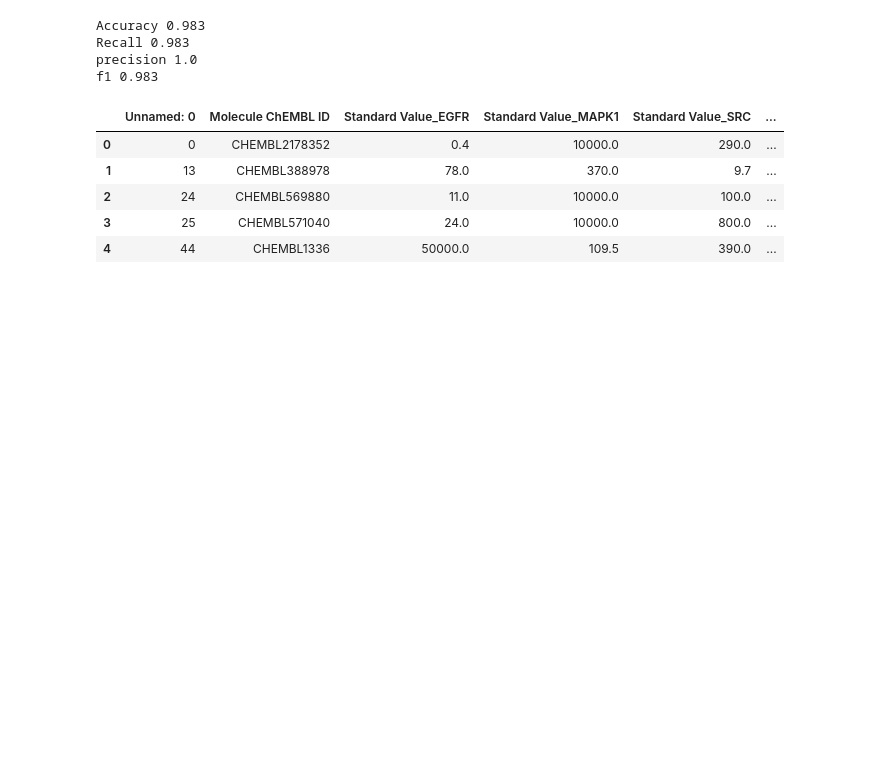
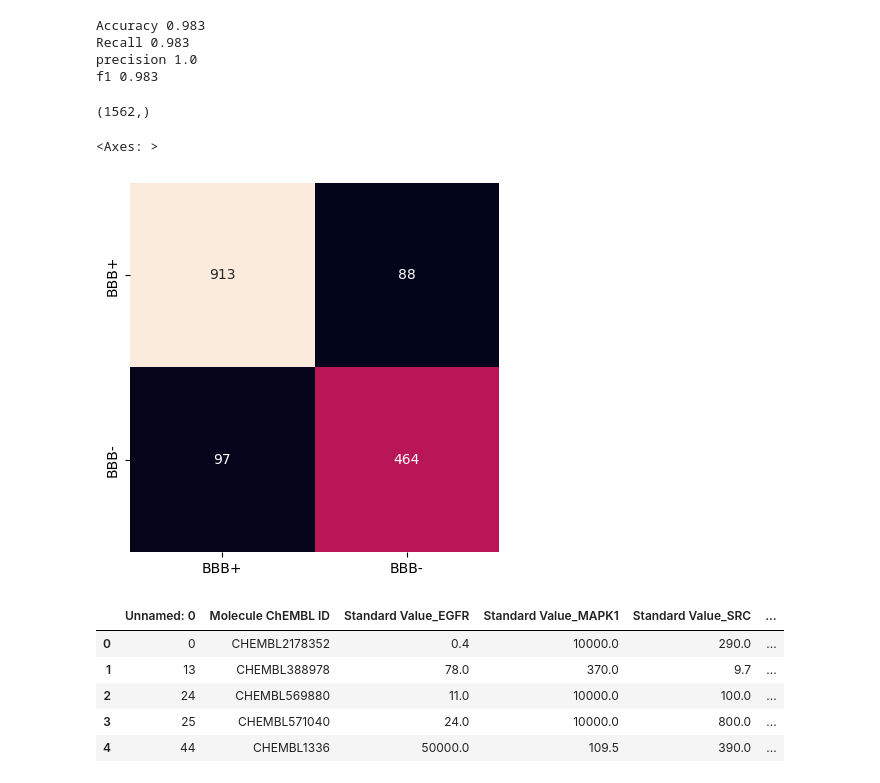
Before and after one commit to Eliud7720/Proyecto-Alzheimer-viejo, a Jupyter notebook: Barrera/Modelos con PCA/Algoritmo_SVM.ipynb, the cells around one changed output. Drawn from its saved outputs; the diff is of its cells as text; code cells hidden in the pictures; blank space fills up the shorter version.

```diff
--- a/Barrera/Modelos con PCA/Algoritmo_SVM.ipynb
+++ b/Barrera/Modelos con PCA/Algoritmo_SVM.ipynb
@@ -5,7 +5,7 @@
 import pandas as pd
 import numpy as np
 # %%
-classification_data = pd.read_csv("B3DB_classification.tsv",
+classification_data = pd.read_csv("../B3DB_classification.tsv",
                                   sep="\t")
 # %%
 classification_data.columns
@@ -346,0 +331,2 @@ f1 0.983
+# %%
+mat = confusion_matrix(y_predicha, y_test)
@@ -347,3 +335,12 @@ f1 0.983
+# %%
+y_test.shape
+# %% [output]
+(1562,)
+# %%
+sns.heatmap(mat.T, square=True, annot=True, fmt='d', cbar = False, xticklabels=df["BBB+/BBB-"].value_counts().index, yticklabels=df["BBB+/BBB-"].value_counts().index)
+# %% [output]
+<Axes: >
+[figure, added]
 # %%
 df_inhibidores = pd.read_csv("Inhibidores_duales_rigurosos.csv")
 # %%
```
Also changed, not shown: parts of 20 cells of this notebook, 20 other files.
